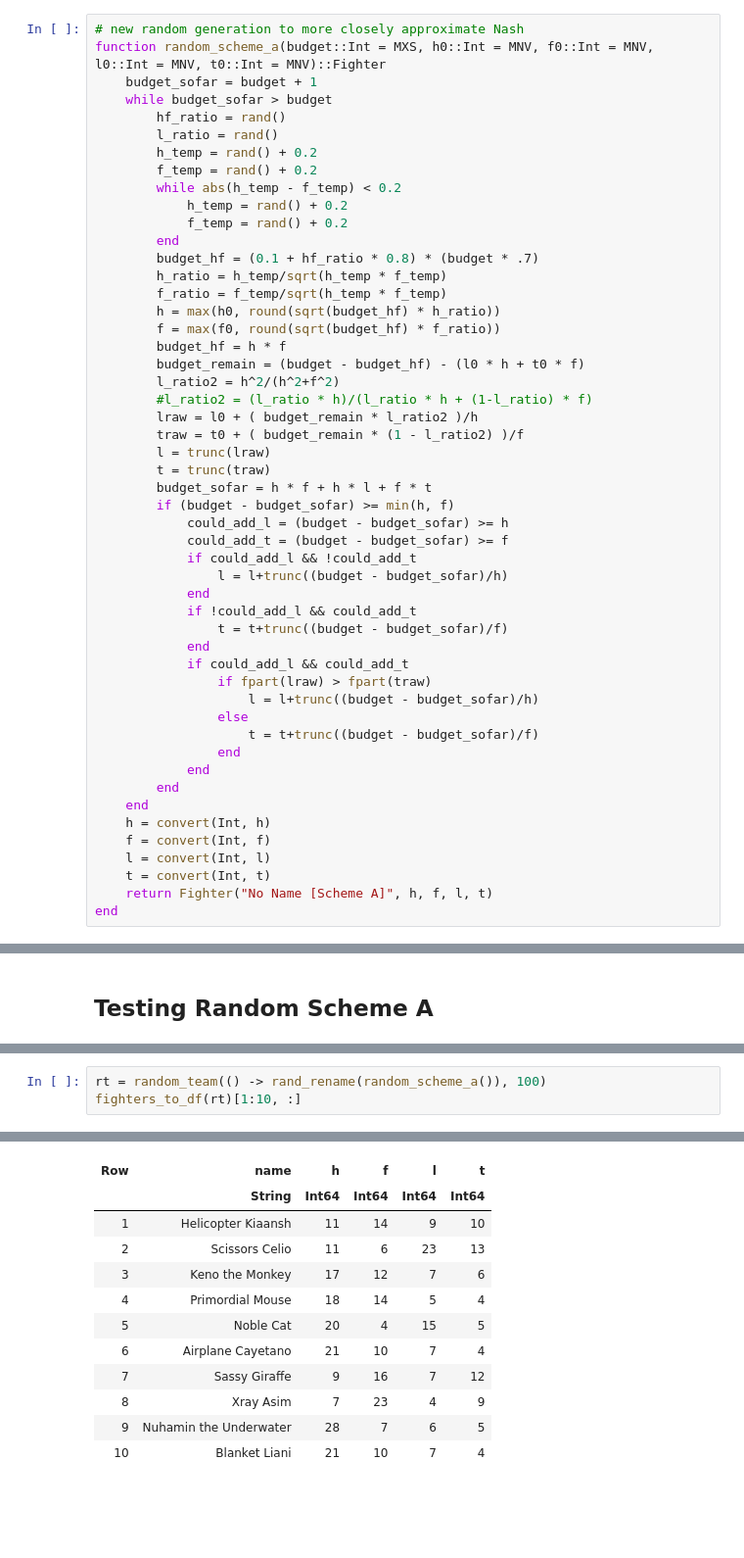
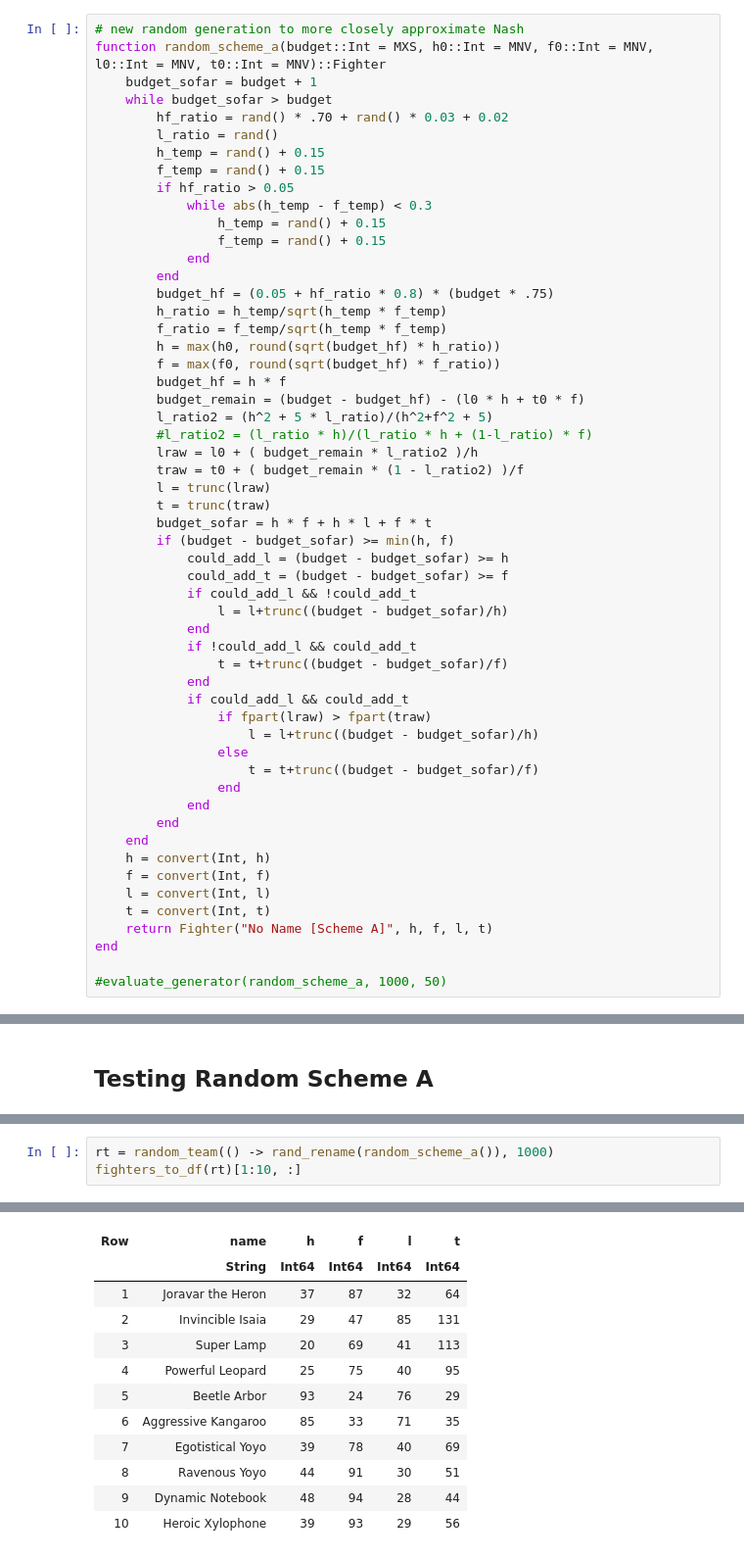
Before and after one commit to snarles/misc, a Jupyter notebook: ticklefight_demo/ticklefight_analyses_randgen.ipynb, the cells around one changed output, grey strips where cells are left out. Shown at 98% size. Cells and saved outputs as stored; diff of their text form; blank space fills up the shorter version.

```diff
--- a/ticklefight_demo/ticklefight_analyses_randgen.ipynb
+++ b/ticklefight_demo/ticklefight_analyses_randgen.ipynb
@@ -318,22 +318,24 @@ evaluate_generator (generic function with 2 methods)
 function random_scheme_a(budget::Int = MXS, h0::Int = MNV, f0::Int = MNV, l0::Int = MNV, t0::Int = MNV)::Fighter
     budget_sofar = budget + 1
     while budget_sofar > budget
-        hf_ratio = rand()
+        hf_ratio = rand() * .70 + rand() * 0.03 + 0.02
         l_ratio = rand()
-        h_temp = rand() + 0.2
-        f_temp = rand() + 0.2
-        while abs(h_temp - f_temp) < 0.2
-            h_temp = rand() + 0.2
-            f_temp = rand() + 0.2
+        h_temp = rand() + 0.15
+        f_temp = rand() + 0.15
+        if hf_ratio > 0.05
+            while abs(h_temp - f_temp) < 0.3
+                h_temp = rand() + 0.15
+                f_temp = rand() + 0.15
+            end
         end
-        budget_hf = (0.1 + hf_ratio * 0.8) * (budget * .7)
+        budget_hf = (0.05 + hf_ratio * 0.8) * (budget * .75)
         h_ratio = h_temp/sqrt(h_temp * f_temp)
         f_ratio = f_temp/sqrt(h_temp * f_temp)
         h = max(h0, round(sqrt(budget_hf) * h_ratio))
         f = max(f0, round(sqrt(budget_hf) * f_ratio))
         budget_hf = h * f
         budget_remain = (budget - budget_hf) - (l0 * h + t0 * f)
-        l_ratio2 = h^2/(h^2+f^2)
+        l_ratio2 = (h^2 + 5 * l_ratio)/(h^2+f^2 + 5)
         #l_ratio2 = (l_ratio * h)/(l_ratio * h + (1-l_ratio) * f)
         lraw = l0 + ( budget_remain * l_ratio2 )/h
         traw = t0 + ( budget_remain * (1 - l_ratio2) )/f
@@ -364,5 +366,7 @@ function random_scheme_a(budget::Int = MXS, h0::Int = MNV, f0::Int = MNV, l0::In
     t = convert(Int, t)
     return Fighter("No Name [Scheme A]", h, f, l, t)
 end
+
+#evaluate_generator(random_scheme_a, 1000, 50)
 # %% [output]
 random_scheme_a (generic function with 6 methods)
@@ -524,20 +532,20 @@ Fighter("No Name [Scheme A]", 10, 15, 8, 11)
 # %%
-rt = random_team(() -> rand_rename(random_scheme_a()), 100)
+rt = random_team(() -> rand_rename(random_scheme_a()), 1000)
 fighters_to_df(rt)[1:10, :]
 # %% [output]
 10×5 DataFrame
 | Row | name | h | f | l | t |
 |  | String | Int64 | Int64 | Int64 | Int64 |
-| 1 | Helicopter Kiaansh | 11 | 14 | 9 | 10 |
-| 2 | Scissors Celio | 11 | 6 | 23 | 13 |
-| 3 | Keno the Monkey | 17 | 12 | 7 | 6 |
-| 4 | Primordial Mouse | 18 | 14 | 5 | 4 |
-| 5 | Noble Cat | 20 | 4 | 15 | 5 |
-| 6 | Airplane Cayetano | 21 | 10 | 7 | 4 |
-| 7 | Sassy Giraffe | 9 | 16 | 7 | 12 |
-| 8 | Xray Asim | 7 | 23 | 4 | 9 |
-| 9 | Nuhamin the Underwater | 28 | 7 | 6 | 5 |
-| 10 | Blanket Liani | 21 | 10 | 7 | 4 |
+| 1 | Joravar the Heron | 37 | 87 | 32 | 64 |
+| 2 | Invincible Isaia | 29 | 47 | 85 | 131 |
+| 3 | Super Lamp | 20 | 69 | 41 | 113 |
+| 4 | Powerful Leopard | 25 | 75 | 40 | 95 |
+| 5 | Beetle Arbor | 93 | 24 | 76 | 29 |
+| 6 | Aggressive Kangaroo | 85 | 33 | 71 | 35 |
+| 7 | Egotistical Yoyo | 39 | 78 | 40 | 69 |
+| 8 | Ravenous Yoyo | 44 | 91 | 30 | 51 |
+| 9 | Dynamic Notebook | 48 | 94 | 28 | 44 |
+| 10 | Heroic Xylophone | 39 | 93 | 29 | 56 |
 # %%
 counters = random_team(() -> pick_best_rdmly(library, rt, 9), 100)
 fighters_to_df(counters)[1:10, :]
```
Also changed, not shown: parts of 38 cells of this notebook.
